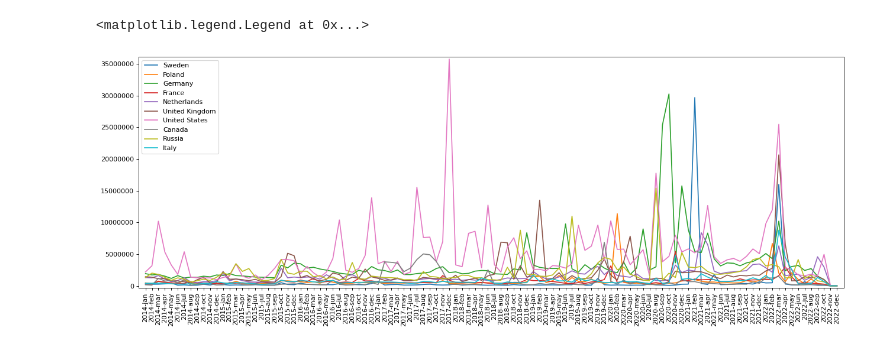
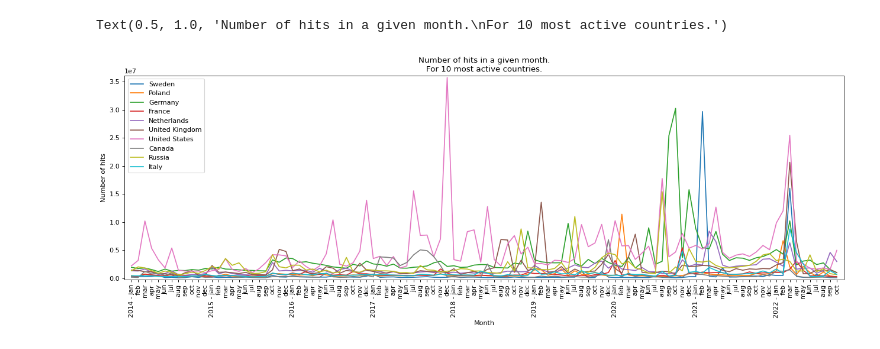
Before and after one commit to JordyForNow/BigDataProject, a Jupyter notebook: country_activity_visualization.ipynb, the cells around one changed output. Saved outputs shown, nothing was run; the diff lists cells and outputs as text; code cells hidden in the pictures.

```diff
--- a/country_activity_visualization.ipynb
+++ b/country_activity_visualization.ipynb
@@ -40,8 +40,8 @@ countries = []
 for v in temp:
     countries.append(allCountries[totals.index(v)])
 # %%
-maxValues = [1 for j in range(0,9*12)]
-sumValues = [1 for j in range(0,9*12)]
+maxValues = [1 for j in range(0,9*12-2)]
+sumValues = [1 for j in range(0,9*12-2)]
 occurences = []
 xData = []
 countryLabels = []
@@ -62,11 +62,18 @@ months = [
 
 for year in range(2014,2023):
     for month in range(1,13):
-        name ="%s-%s" % (year, months[month-1])
-        xData.append(name)
         fileName = "Data/referrer-monthly-countries/%s/%s-%s.csv" % (year, year, month)
         try:
             with open(fileName) as file:
+
+                if len(xData) % 12 == 0:
+                    name ="%s - %s" % (year, months[month-1])
+                else:
+                    name ="%s" % (months[month-1])
+                    name =''
+
+                xData.append(name)
+
                 i = 0
                 xIndex = (year-2014)*12 + month-1
                 for line in file.readlines():
@@ -78,7 +85,7 @@ for year in range(2014,2023):
 
                     if line[2] not in countryLabels:
                         countryLabels.append(line[2])
-                        occurences.append([0 for j in range(0,9*12)])
+                        occurences.append([0 for j in range(0,9*12-2)])
 
                     val = int(line[3])
                     yIndex = countryLabels.index(line[2])
@@ -96,12 +103,15 @@ for index, o in enumerate(occurences):
 # %%
 npOc = np.asarray(occurences)
 
 figure(figsize=(16, 6), dpi=80, layout='tight')
 plt.margins(0.01)
-plt.xticks(ticks=[j for j in range(0,108)], labels=xData, rotation=90)
+plt.xticks(ticks=[j for j in range(0,106)], labels=xData, rotation=90)
 lineObjects = plt.plot(npOc.T)
-plt.ticklabel_format(axis='y', style='plain')
+plt.ticklabel_format(axis='y')
 plt.legend(lineObjects, countryLabels)
+plt.ylabel("Number of hits")
+plt.xlabel("Month")
+plt.title("Number of hits in a given month.\nFor 10 most active countries.")
 # %% [output]
-<matplotlib.legend.Legend at 0x...>
+Text(0.5, 1.0, 'Number of hits in a given month.\nFor 10 most active countries.')
-[figure, old version]
+[figure, new version]
```
Also changed, not shown: parts of 1 cell of this notebook, 1 other file.
